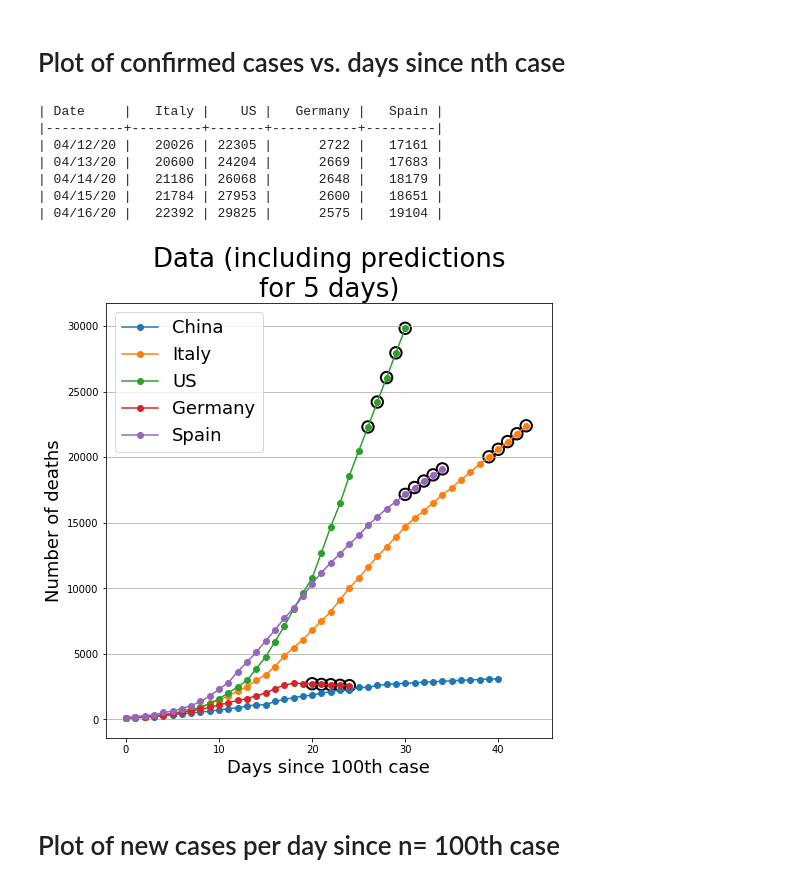
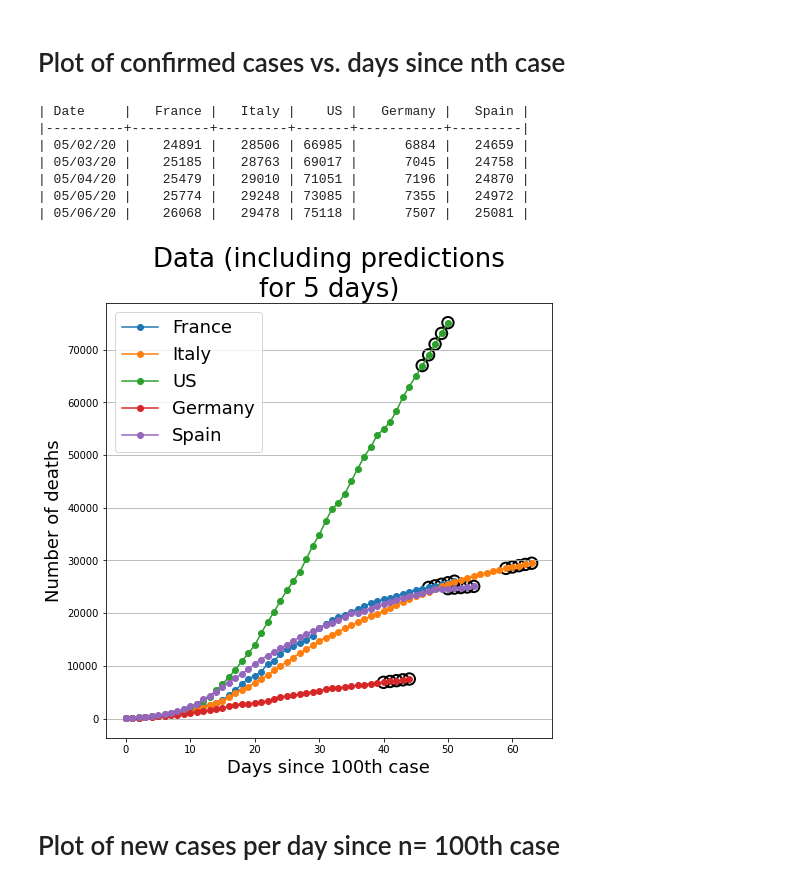
Before and after one commit to arkobarman/covid-19_timeSeriesAnalysis, a Jupyter notebook: time-series-predictions-global.ipynb, the cells around one changed output. Saved outputs shown, nothing was run; the diff lists cells and outputs as text; code cells hidden in the pictures.

```diff
--- a/time-series-predictions-global.ipynb
+++ b/time-series-predictions-global.ipynb
@@ -159,7 +159,7 @@ def getPredictionsForFuture(countryName,
             datePredList = list(zip(futureDateTimeList, predPrintList))
             # Convert individual elements of zip to a list
             datePredList = [list(elem) for elem in datePredList]
-            print(tabulate(datePredList, headers=['Date', 'Prediction'], tablefmt='orgtbl'))
+            print(tabulate(datePredList, headers=['Date', 'Prediction'], tablefmt='orgtbl', floatfmt=".0f"))
 
 
         if plot:
@@ -196,7 +196,7 @@ def getPredictionsForFuture(countryName,
         if logScale:
             plt.ylabel('Number of cases (log scale)', fontsize=18);
         else:
-            plt.ylabel('Number of cases', fontsize=18);
+            plt.ylabel('Number of cases (in millions)', fontsize=18);
 
         if grid != None:
             plt.grid(axis=grid)
@@ -204,7 +204,7 @@ def getPredictionsForFuture(countryName,
     if returnResults:
         return allData, predData
 # %%
-allData, predData = getPredictionsForFuture('India',
+allData, predData = getPredictionsForFuture('US',
                                             invertible=False,
                                             plot=True,
                                             logScale=False,
@@ -391,7 +393,7 @@ def comparePlotDaysSinceNCases(countryNamesList,
                                daysSince=100,
                                nDaysPrediction=5,
                                invertible=False,
-                               timeSeriesLim = 40, # Limit size of data to 40 points only
+                               timeSeriesLim = 500, # Limit size of data to 40 points only
                                printResults=True,
                                tableToUse='confirmed'):
     # Extract model parameters
@@ -463,43 +465,43 @@ def comparePlotDaysSinceNCases(countryNamesList,
             plotStartedFlag = True
         if logScale:
             for i in range(len(data)):
                 if data[i] == 0:
                     data[i] = np.nan
         ax.plot(data, marker='o', label=countryName);
         if countryName not in skipPredictionCountriesList:
             # Circle predictions
             ax.scatter(predictionPointsXCoordinateList, predictionsList, s=130, linewidth=2, facecolors='none', edgecolors='k');
     if printResults:
 
         headerList = ['Date']
         for countryName in countryNamesList:
             if countryName not in skipPredictionCountriesList:
                 headerList.append(countryName)
 
         print(tabulate(datePredList, headers=headerList, tablefmt='orgtbl'))
 
     ax.legend(loc='upper left', prop={'size': 18});
 #     plt.title('Data for {}'.format(countryName), fontsize=26);
     plt.title('Data (including predictions\nfor {} days)'.format(nDaysPrediction), fontsize=26);
     plt.xlabel('Days since {}th case'.format(daysSince), fontsize=18);
     if tableToUse == 'confirmed':
-        plt.ylabel('Number of confirmed cases', fontsize=18);
+        plt.ylabel('Number of confirmed cases (in millions)', fontsize=18);
     elif tableToUse == 'deaths':
         plt.ylabel('Number of deaths', fontsize=18);
     elif tableToUse == 'recovered':
         plt.ylabel('Number of recovered cases', fontsize=18);
     plt.grid(axis='y')
 
-comparePlotDaysSinceNCases(['China', 'Italy', 'US', 'Germany', 'Spain'], daysSince=100, tableToUse='deaths')
+comparePlotDaysSinceNCases(['France', 'Italy', 'US', 'Germany', 'Spain'], daysSince=100, tableToUse='deaths')
 # %% [output]
-| Date     |   Italy |    US |   Germany |   Spain |
-|----------+---------+-------+-----------+---------|
-| 04/12/20 |   20026 | 22305 |      2722 |   17161 |
-| 04/13/20 |   20600 | 24204 |      2669 |   17683 |
-| 04/14/20 |   21186 | 26068 |      2648 |   18179 |
-| 04/15/20 |   21784 | 27953 |      2600 |   18651 |
-| 04/16/20 |   22392 | 29825 |      2575 |   19104 |
+| Date     |   France |   Italy |    US |   Germany |   Spain |
+|----------+----------+---------+-------+-----------+---------|
+| 05/02/20 |    24891 |   28506 | 66985 |      6884 |   24659 |
+| 05/03/20 |    25185 |   28763 | 69017 |      7045 |   24758 |
+| 05/04/20 |    25479 |   29010 | 71051 |      7196 |   24870 |
+| 05/05/20 |    25774 |   29248 | 73085 |      7355 |   24972 |
+| 05/06/20 |    26068 |   29478 | 75118 |      7507 |   25081 |
-[figure, old version]
+[figure, new version]
 # %% [markdown]
 # Plot of new cases per day since n= 100th case
 # %%
```
Also changed, not shown: parts of 6 cells of this notebook, 6 other files.
